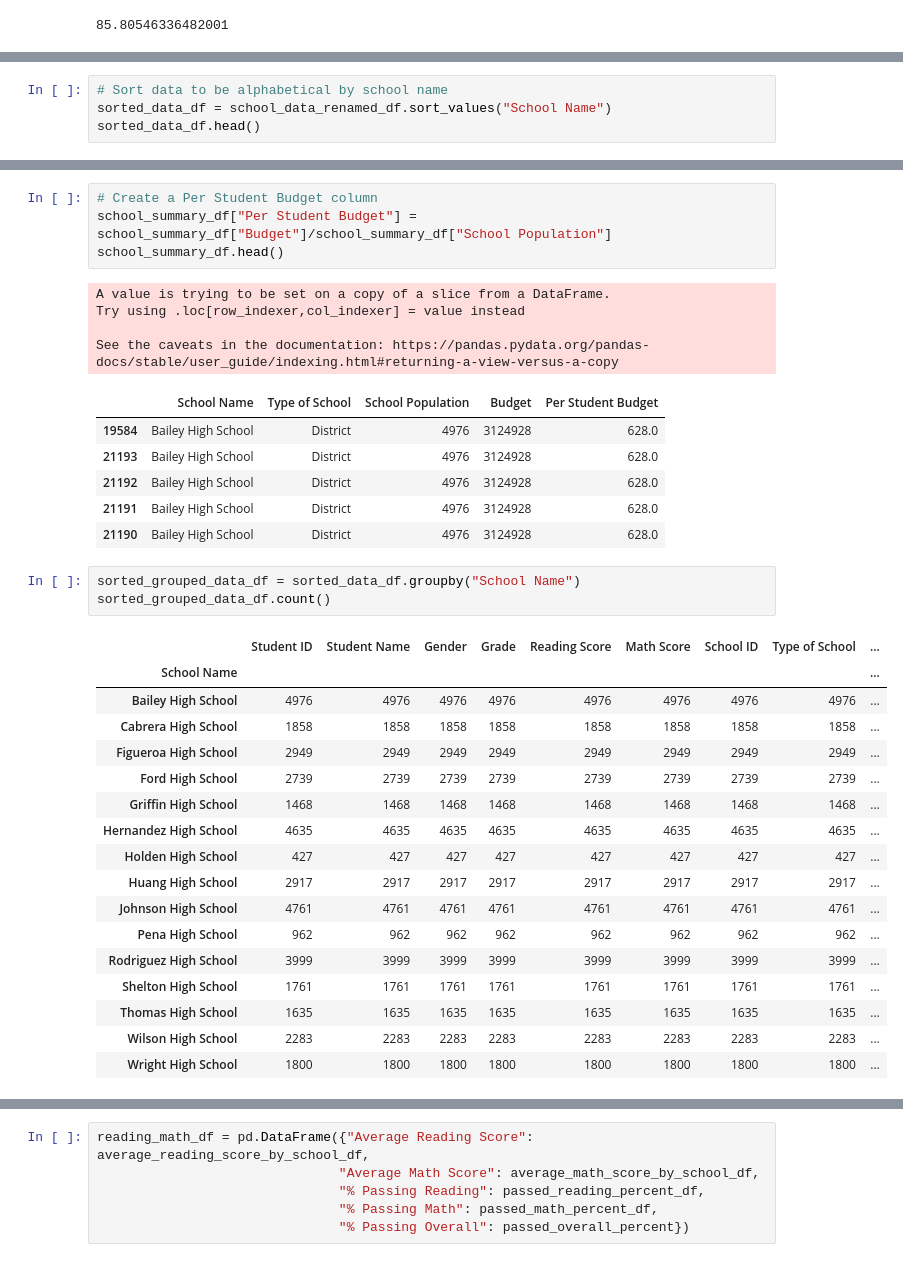
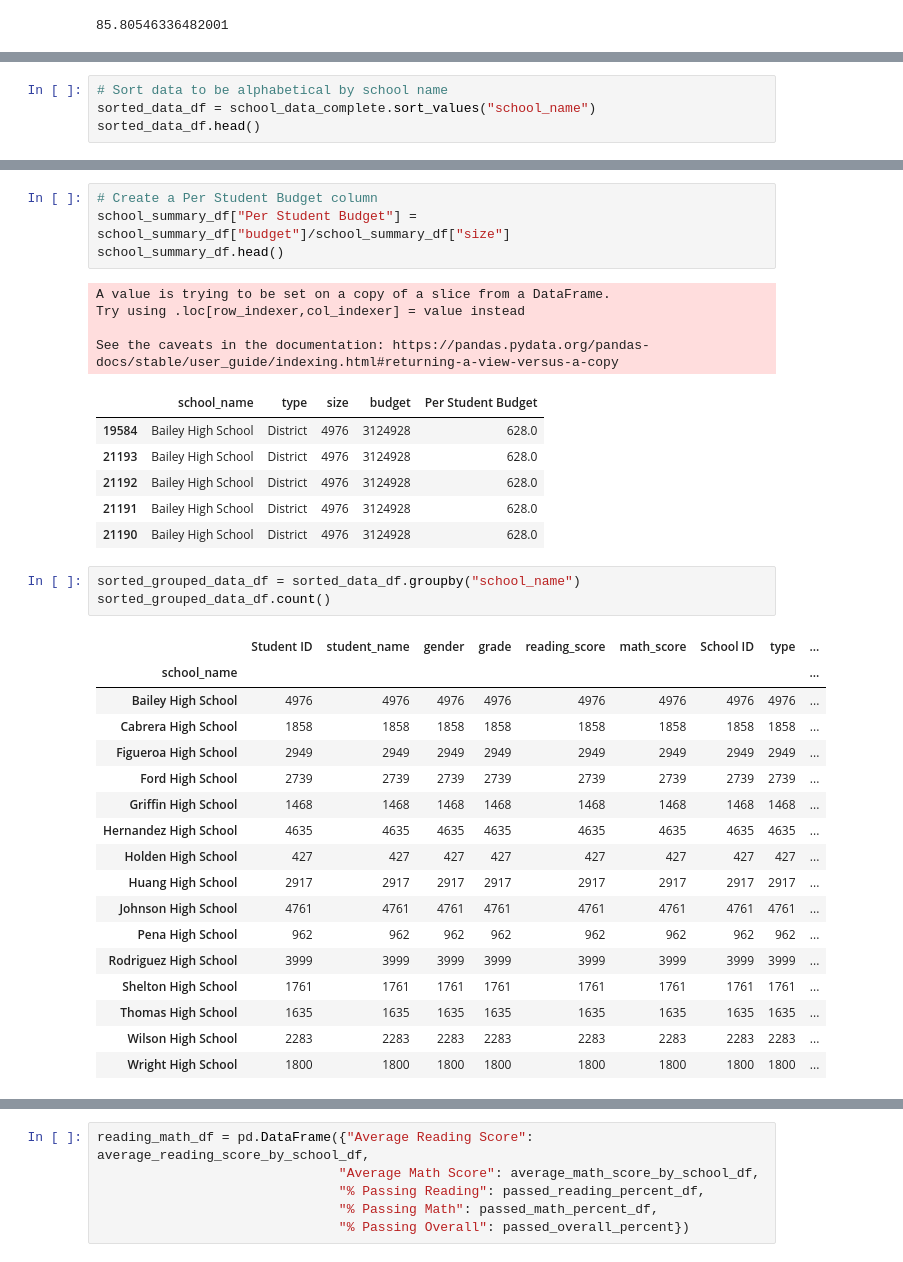
Before and after one commit to Terra999/pandas-challenge, a Jupyter notebook: PyCitySchools/PyCitySchools.ipynb, the cells around one changed output, grey strips where cells are left out. Cells and saved outputs as stored; diff of their text form.

Commit message:
District summary done and well into school summary

```diff
--- a/PyCitySchools/PyCitySchools.ipynb
+++ b/PyCitySchools/PyCitySchools.ipynb
@@ -133,6 +240,6 @@ overall_summary_df
 | 0 | 15 | 39170 | 24649428 | 78.985371 | 81.87784 | 74.980853 | ... |
 # %%
 # Sort data to be alphabetical by school name
-sorted_data_df = school_data_renamed_df.sort_values("School Name")
+sorted_data_df = school_data_complete.sort_values("school_name")
 sorted_data_df.head()
 # %% [output]
@@ -155,25 +262,25 @@ school_summary_df.head()
 | 21190 | Bailey High School | District | 4976 | 3124928 |
 # %%
 # Create a Per Student Budget column
-school_summary_df["Per Student Budget"] = school_summary_df["Budget"]/school_summary_df["School Population"]
+school_summary_df["Per Student Budget"] = school_summary_df["budget"]/school_summary_df["size"]
 school_summary_df.head()
 # %% [output]
 A value is trying to be set on a copy of a slice from a DataFrame.
 Try using .loc[row_indexer,col_indexer] = value instead
 
 See the caveats in the documentation: https://pandas.pydata.org/pandas-docs/stable/user_guide/indexing.html#returning-a-view-versus-a-copy
-|  | School Name | Type of School | School Population | Budget | Per Student Budget |
+|  | school_name | type | size | budget | Per Student Budget |
 | 19584 | Bailey High School | District | 4976 | 3124928 | 628.0 |
 | 21193 | Bailey High School | District | 4976 | 3124928 | 628.0 |
 | 21192 | Bailey High School | District | 4976 | 3124928 | 628.0 |
 | 21191 | Bailey High School | District | 4976 | 3124928 | 628.0 |
 | 21190 | Bailey High School | District | 4976 | 3124928 | 628.0 |
 # %%
-sorted_grouped_data_df = sorted_data_df.groupby("School Name")
+sorted_grouped_data_df = sorted_data_df.groupby("school_name")
 sorted_grouped_data_df.count()
 # %% [output]
-|  | Student ID | Student Name | Gender | Grade | Reading Score | Math Score | School ID | Type of School | ... |
-| School Name |  |  |  |  |  |  |  |  | ... |
+|  | Student ID | student_name | gender | grade | reading_score | math_score | School ID | type | ... |
+| school_name |  |  |  |  |  |  |  |  | ... |
 | Bailey High School | 4976 | 4976 | 4976 | 4976 | 4976 | 4976 | 4976 | 4976 | ... |
 | Cabrera High School | 1858 | 1858 | 1858 | 1858 | 1858 | 1858 | 1858 | 1858 | ... |
 | Figueroa High School | 2949 | 2949 | 2949 | 2949 | 2949 | 2949 | 2949 | 2949 | ... |
```
Also changed, not shown: parts of 30 cells of this notebook.
